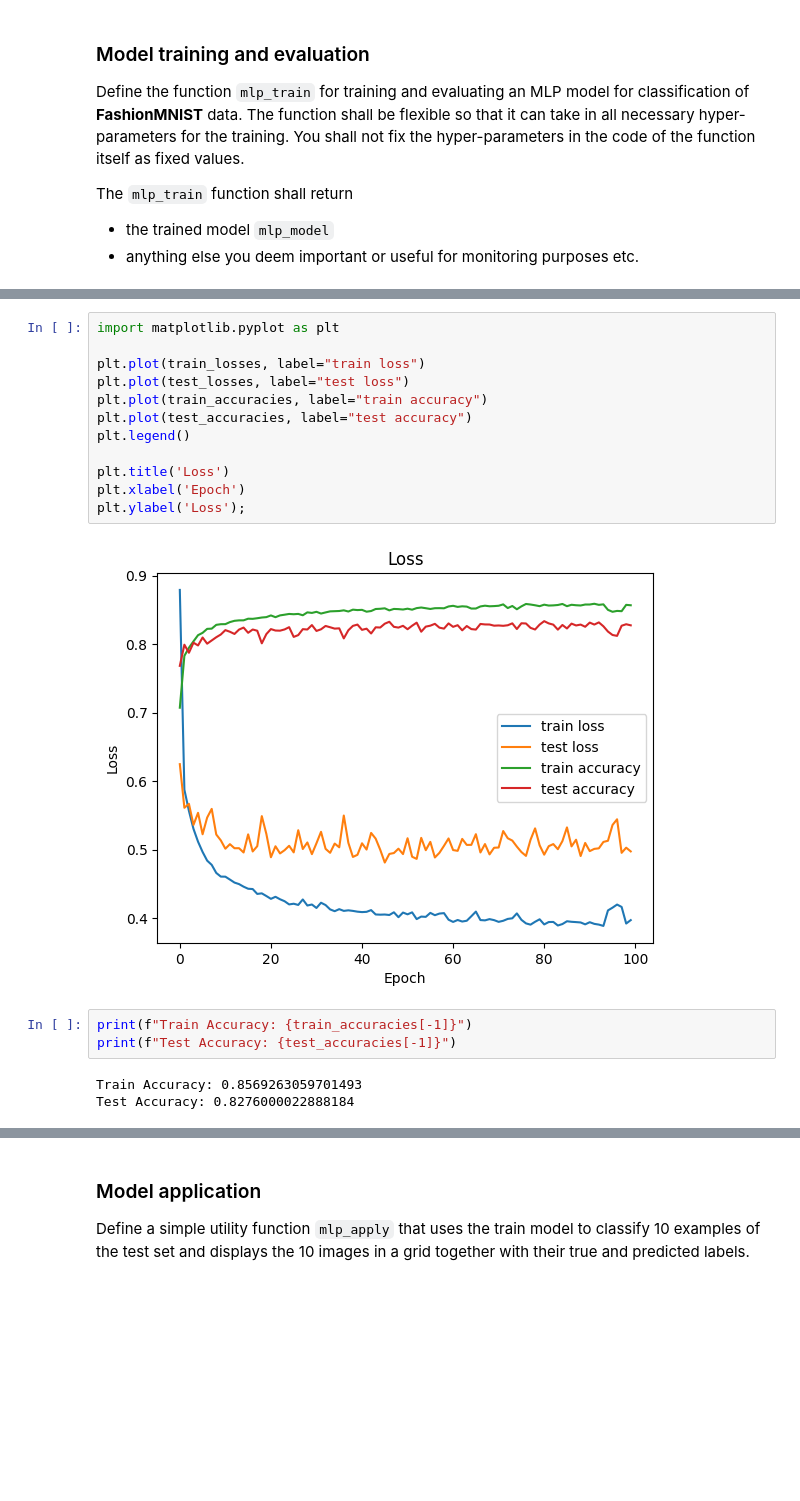
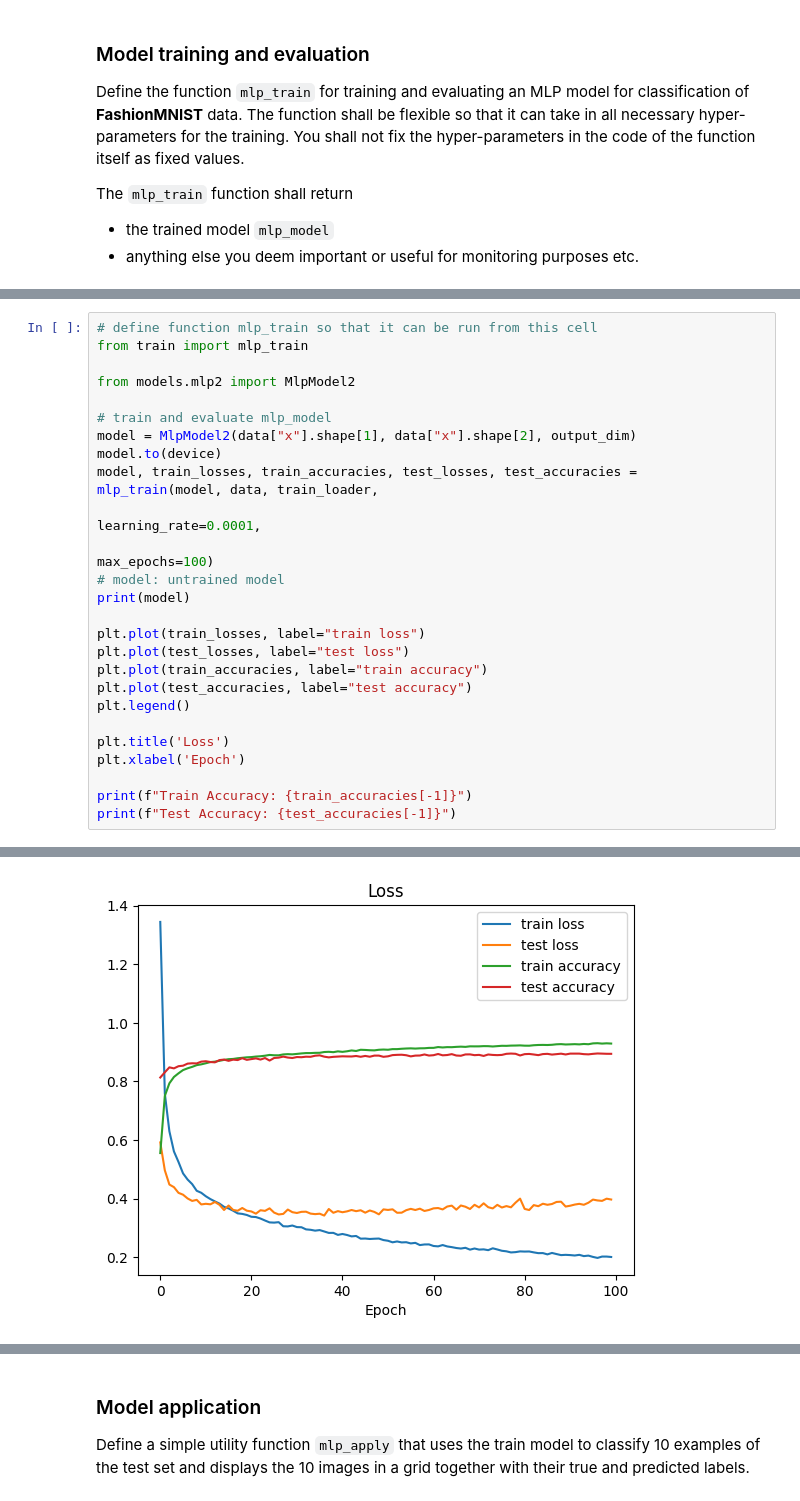
Before and after one commit to squivix/ann-assignment2, a Jupyter notebook: mlp.ipynb, the cells around one changed output, grey strips where cells are left out. Saved outputs shown, nothing was run; the diff lists cells and outputs as text; blank space fills up the shorter version.

```diff
--- a/mlp.ipynb
+++ b/mlp.ipynb
@@ -75,20 +96,27 @@ MlpModel2(
-# %%
-import matplotlib.pyplot as plt
-
-plt.plot(train_losses, label="train loss")
-plt.plot(test_losses, label="test loss")
-plt.plot(train_accuracies, label="train accuracy")
-plt.plot(test_accuracies, label="test accuracy")
-plt.legend()
-
-plt.title('Loss')
-plt.xlabel('Epoch')
-plt.ylabel('Loss');
-# %% [output]
-[figure, removed]
-# %%
-print(f"Train Accuracy: {train_accuracies[-1]}")
-print(f"Test Accuracy: {test_accuracies[-1]}")
-# %% [output]
-Train Accuracy: 0.8569263059701493
-Test Accuracy: 0.8276000022888184
+# %%
+# define function mlp_train so that it can be run from this cell
+from train import mlp_train
+
+from models.mlp2 import MlpModel2
+
+# train and evaluate mlp_model
+model = MlpModel2(data["x"].shape[1], data["x"].shape[2], output_dim)
+model.to(device)
+model, train_losses, train_accuracies, test_losses, test_accuracies = mlp_train(model, data, train_loader,
+                                                                                learning_rate=0.0001,
+                                                                                max_epochs=100)
+# model: untrained model
+print(model)
+
+plt.plot(train_losses, label="train loss")
+plt.plot(test_losses, label="test loss")
+plt.plot(train_accuracies, label="train accuracy")
+plt.plot(test_accuracies, label="test accuracy")
+plt.legend()
+
+plt.title('Loss')
+plt.xlabel('Epoch')
+
+print(f"Train Accuracy: {train_accuracies[-1]}")
+print(f"Test Accuracy: {test_accuracies[-1]}")
+# %% [output]
@@ -94,0 +143 @@ Test Accuracy: 0.8276000022888184
+[figure, added]
```
Also changed, not shown: parts of 4 cells of this notebook, 6 other files.
